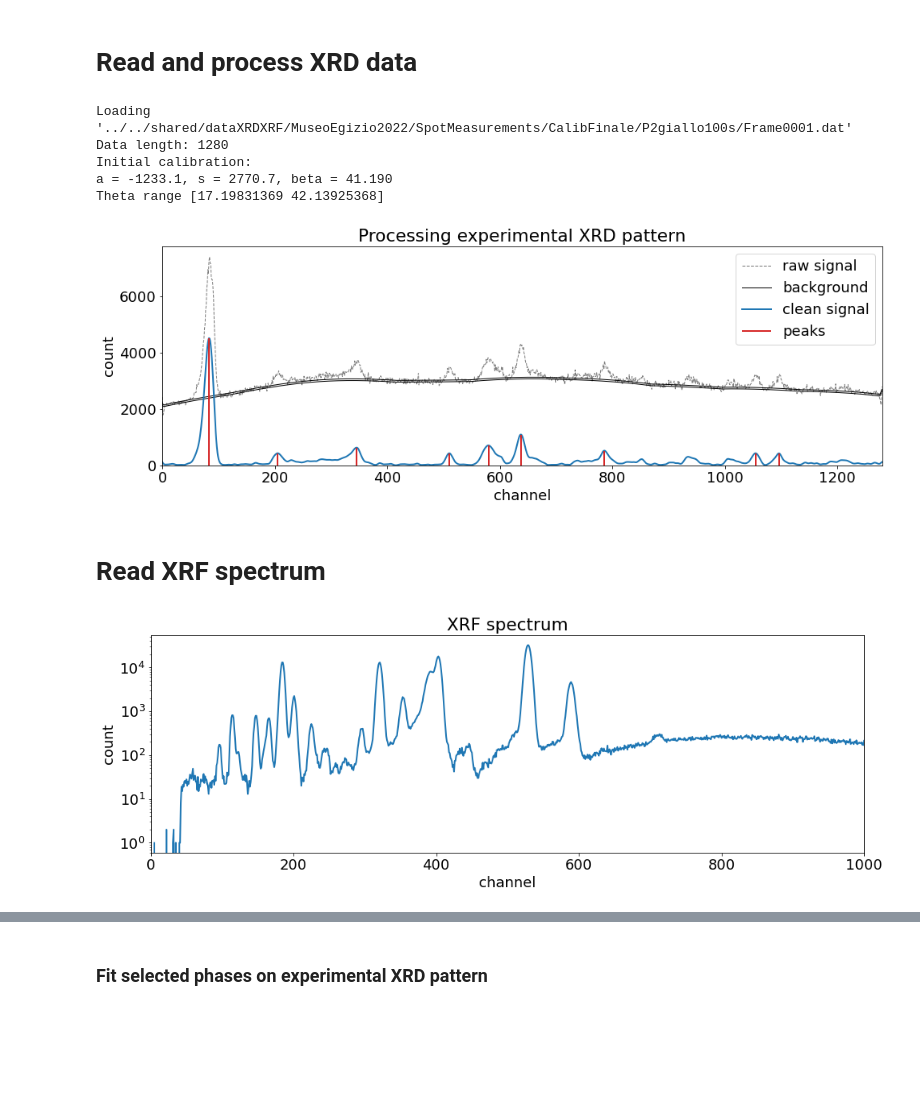
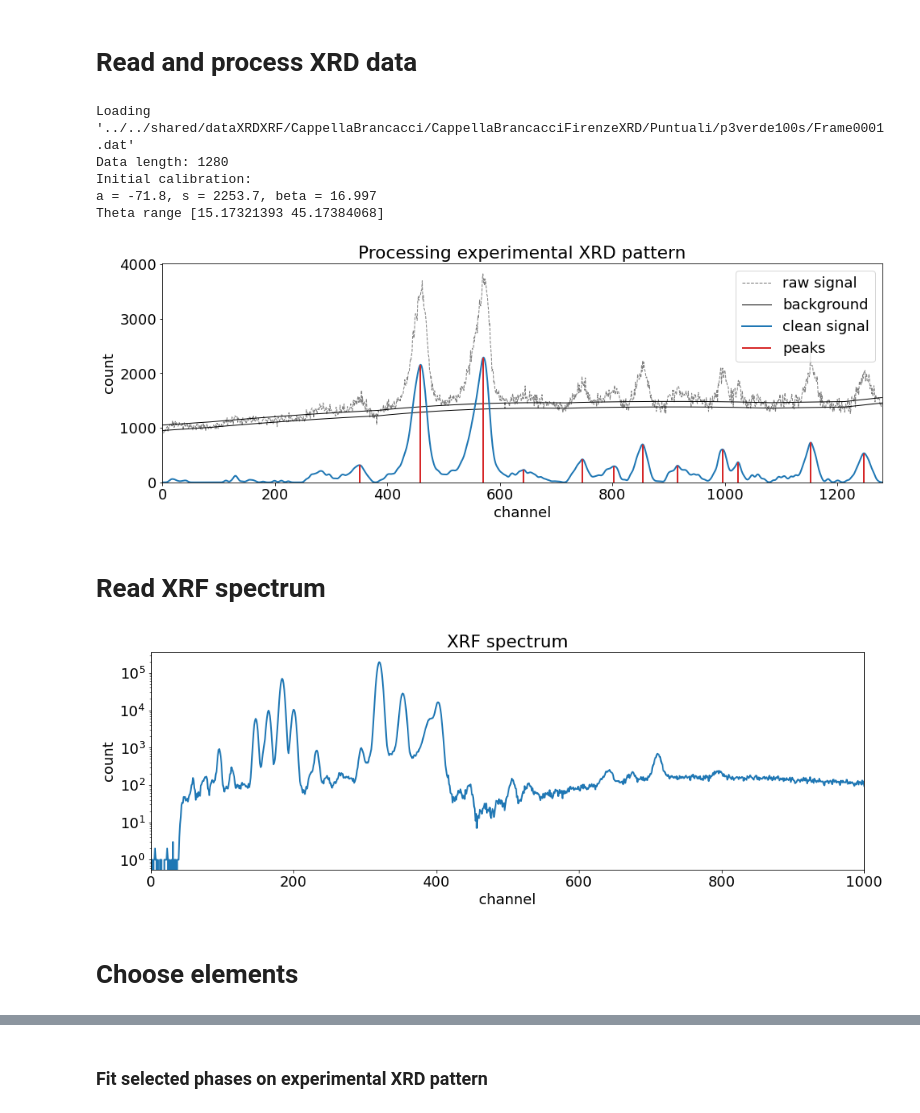
Before and after one commit to DarioZappala/XRDAnalysis, a Jupyter notebook: XRD_1p_exploration.ipynb, the cells around one changed output, grey strips where cells are left out. Saved outputs shown, nothing was run; the diff lists cells and outputs as text; code cells hidden in the pictures; blank space fills up the shorter version.

```diff
--- a/XRD_1p_exploration.ipynb
+++ b/XRD_1p_exploration.ipynb
@@ -1,15 +1,16 @@
 # %% [markdown]
 # Imports and definitions
 # %%
-from utils import *
+#from utils import *
+from XRDXRFutils.notebook_utils import *
 
 ### Base path ###
 #path_shared = '/home/shared/'
 path_shared = '../../shared/'
 
 ### Input ###
-spot_name = 'P2giallo100s'
-path_input = path_shared + 'dataXRDXRF/MuseoEgizio2022/SpotMeasurements/CalibFinale/'
+spot_name = 'p3verde100s'
+path_input = path_shared + 'dataXRDXRF/CappellaBrancacci/CappellaBrancacciFirenzeXRD/Puntuali/'
 path_spot = path_input + spot_name + '/'
 
 file_xrd         = path_spot + 'Frame0001.dat'   # XRD scan
@@ -19,20 +20,20 @@ file_xrf = path_spot + spot_name + '.spe'    # XRF scan
 list_path_database = [path_shared + 'Database16_42/']   # tabulated phases
 
 ### Output ###
-subfolder_output = 'CalibFinale/' + spot_name + '/'
+subfolder_output = 'SpotResults/' + spot_name + '/'
 path_figures = subfolder_output + 'figures/'            # figures generated by the script
 path_database_exp = subfolder_output + 'databaseEXP/'   # experimental phases
 path_calibrations = subfolder_output + 'calibrations/'  # calibrated XRD spectra
 path_peaks = subfolder_output + 'peaks/'                # peaks automatically found in experimental XRD pattern
 
-paths_to_create_delete = [path_figures, path_database_exp, path_calibrations, path_peaks]
+paths_to_create_delete = [subfolder_output, path_figures, path_database_exp, path_calibrations, path_peaks]
 
 ### Fit ###
 min_theta = 17
 max_theta = 42
 min_intensity = 0.05   # among the tabulated peaks, selects only the ones above this threshold of intensity (scale between 0 and 1)
 first_n_peaks = None   # selects the first n most intense peaks (if None, leaves all the peaks)
-sigma = 0.15           # sigma used in the peaks of synthetic diffraction patterns
+sigma = 0.20           # sigma used in the peaks of synthetic diffraction patterns
 # %% [markdown]
 #### To reset results, delete output folders.
 WARNING: every previous result will be lost. Use only if you want to delete all files in the data folders
@@ -66,13 +66,13 @@ Total number of phases: 436
 rcParams['font.size'] = 18
 
 ### Parameters for smoothing ###
-window_snip = 32         # width of the window used for determining the background (default 32)
-offset_background = 60   # value added to the background, before subtracting it from the raw signal (default 0)
-std_smooth = 3           # degree of the final smooth applied to the XRD pattern (default 0)
+window_snip = 60        # width of the window used for determining the background (default 32)
+offset_background = 100   # value added to the background, before subtracting it from the raw signal (default 0)
+std_smooth = 3          # degree of the final smooth applied to the XRD pattern (default 0)
 
 ### Parameters for searching peaks ###
-width_peak = 10     # Minimum width of the peaks, in channels (default 10)
-height_peak = 0.1   # Minimum height of the peaks, between 0 and 1, compared against a logarithmic function of the XRD pattern
+width_peak = 5   # Minimum width of the peaks, in channels (default 10)
+height_peak = 0.13  # Minimum height of the peaks, between 0 and 1, compared against a logarithmic function of the XRD pattern
 
 ###
 
@@ -89,36 +89,36 @@ print('Initial calibration:')
 print(f'a = {spectrum_xrd.opt[0]:.1f}, s = {spectrum_xrd.opt[1]:.1f}, beta = {spectrum_xrd.opt[2]:.3f}')
 print(f'Theta range {spectrum_xrd.theta_range()}')
 
 signal_for_peaks = log(spectrum_xrd.intensity + 1)
 signal_for_peaks /= signal_for_peaks.max()
 peaks_position = find_peaks(signal_for_peaks, width = width_peak, height = height_peak)[0]
 peaks_intensity = spectrum_xrd.intensity[peaks_position]
 arr_to_write = concatenate(
     (spectrum_xrd.fce_calibration(peaks_position, *spectrum_xrd.opt)[:, newaxis],
      peaks_intensity[:, newaxis]),
     axis = 1
 )
 savetxt(f'{path_peaks}xrd peaks with initial calibration.dat', arr_to_write, '%.3f %.3f')
 
 fig, ax = subplots(figsize = (16, 5))
 ax.plot(spectrum_xrd.counts, c = 'grey', ls = '--', lw = 1, label = 'raw signal')
 ax.plot(spectrum_xrd.background, c = 'black', ls = '-', lw = 1, label = 'background')
 ax.plot(spectrum_xrd.background + spectrum_xrd.offset_background, c = 'black', ls = '-', lw = 1)
 ax.plot(spectrum_xrd.counts_smoothed, lw = 2, label = 'clean signal')
 ax.vlines(peaks_position, 0, spectrum_xrd.counts_smoothed[peaks_position], color = 'tab:red', lw = 2, label = 'peaks')
 ax.legend(frameon = True, loc = 'upper right')
 ax.set_xlim(0, len(spectrum_xrd.counts))
 ax.set_ylim(0, None)
 ax.set_xlabel('channel')
 ax.set_ylabel('count')
 ax.set_title('Processing experimental XRD pattern')
 show()
 # %% [output]
-Loading '../../shared/dataXRDXRF/MuseoEgizio2022/SpotMeasurements/CalibFinale/P2giallo100s/Frame0001.dat'
+Loading '../../shared/dataXRDXRF/CappellaBrancacci/CappellaBrancacciFirenzeXRD/Puntuali/p3verde100s/Frame0001.dat'
 Data length: 1280
 Initial calibration:
-a = -1233.1, s = 2770.7, beta = 41.190
-Theta range [17.19831369 42.13925368]
+a = -71.8, s = 2253.7, beta = 16.997
+Theta range [15.17321393 45.17384068]
-[figure, old version]
+[figure, new version]
 # %% [markdown]
 # Read XRF spectrum
@@ -139,4 +142,6 @@ ax.set_ylabel('count')
 ax.set_title('XRF spectrum')
 show()
 # %% [output]
-[figure, old version]
+[figure, new version]
+# %% [markdown]
+# Choose elements
```
Also changed, not shown: parts of 37 cells of this notebook, 7 other files.
